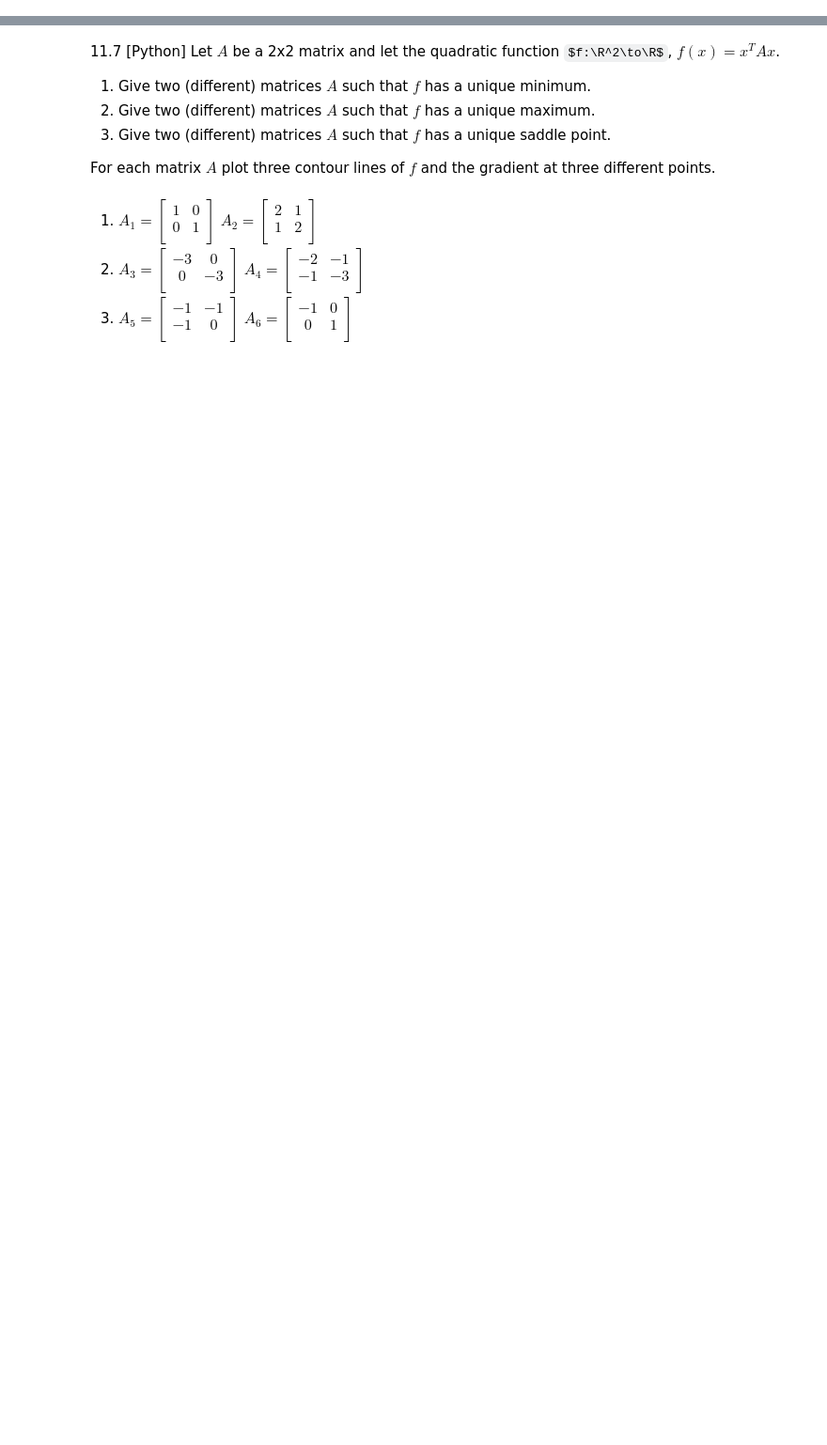
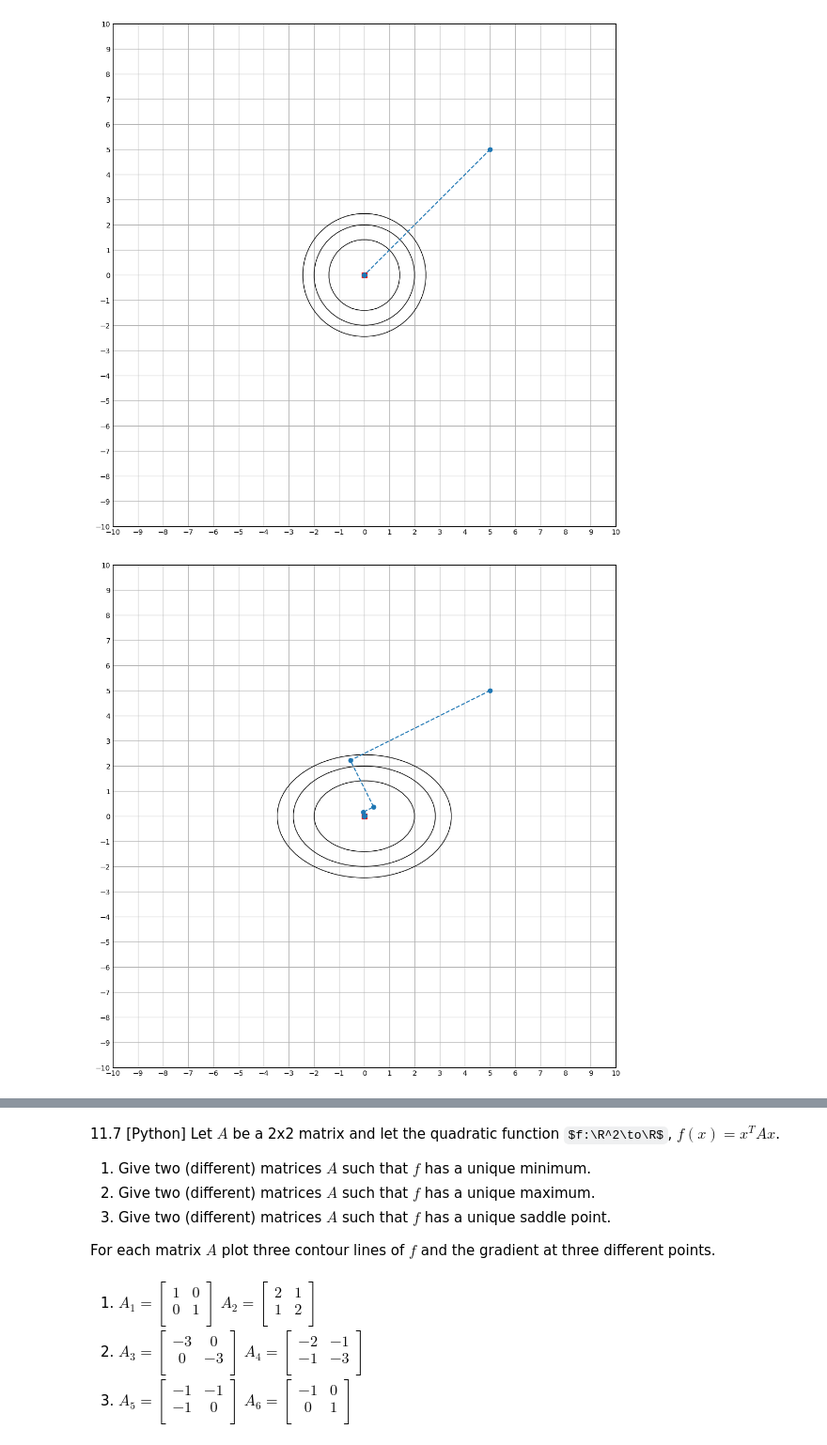
Before and after one commit to 912-Cujba-Daniel/Analysis, a Jupyter notebook: Notebook.ipynb, the cells around one changed output, grey strips where cells are left out. Shown at 94% size. Saved outputs shown, nothing was run; the diff lists cells and outputs as text; code cells hidden in the pictures; some formulas as TeX source; blank space fills up the shorter version.

```diff
--- a/Notebook.ipynb
+++ b/Notebook.ipynb
@@ -0,0 +11,43 @@
+# %%
+from matplotlib import pyplot as plt
+import numpy as np
+
+bs=[1,1/2,1/5,1/10]
+s=[]
+point=(5,5)
+n=10
+
+function = lambda x,y,b: (1/2)*(x**2 + b*y**2)
+np_function = lambda x,y,b: [[function(j,i,b) for i in y] for j in x]
+derivatives = lambda x,y,b: (x, b*y)
+algorithm = lambda x,y,s,b: (x-s*derivatives(x,y,b)[0], y-s*derivatives(x,y,b)[1])
+phi =lambda x,y,s,b: function(*algorithm(x,y,s,b),b)
+get_s_k = lambda x,y,b: (x**2+(b**2)*(y**2))/(x**2+(b**3)*(y**2)) if x!=0 or y!=0 else 0
+
+def gradient_descent(x,y,s,b,n):
+    values = [(x,y)]
+    for i in range(n):
+        s.append(get_s_k(x,y,b))
+        x,y = algorithm(*values[-1],s[-1],b)
+        values.append((x,y))
+    return values
+
+x = np.linspace(-10,10,100)
+y = np.linspace(-10,10,100)
+X,Y = np.meshgrid(x,y)
+
+for b in bs:
+    points = gradient_descent(*point,s,b,n)
+    x_n,y_n = zip(*points)
+    Z = np_function(x,y,b)
+    plt.style.use('_mpl-gallery')
+    plt.figure(figsize=(10,10))
+    plt.axis('square')
+    plt.xticks([i/10 for i in range(-100,101,10)])
+    plt.yticks([i/10 for i in range(-100,101,10)])
+    plt.contour(X,Y,Z,levels=[1,2,3],colors='k',linestyles='solid',linewidths=1)
+    plt.contour(X,Y,Z,levels=[-3,-2,-1],colors='r',linestyles='solid',linewidths=1)
+    plt.plot(x_n,y_n,'o--')
+# %% [output]
+[figure, added]
+[figure, added]
```
Also changed, not shown: parts of 2 cells of this notebook.
